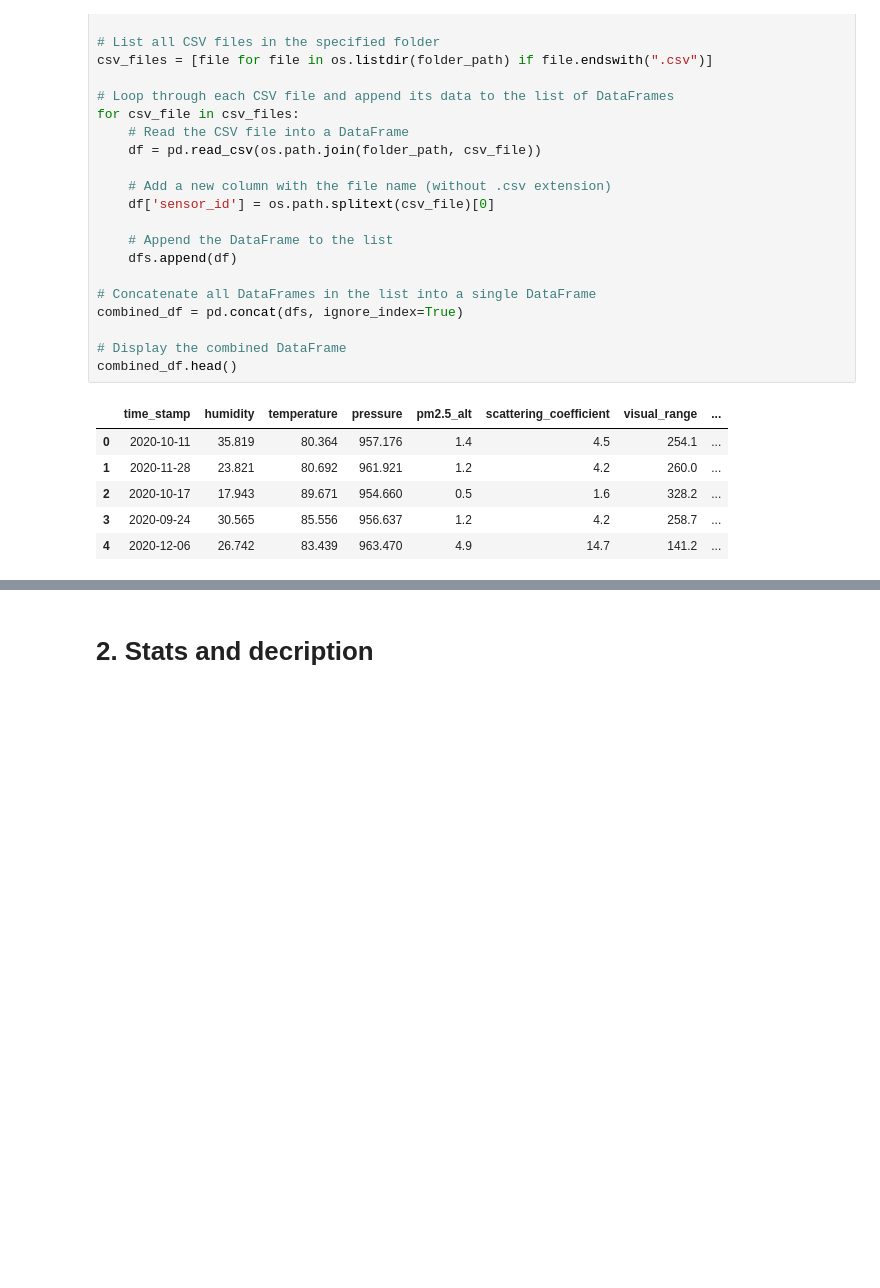
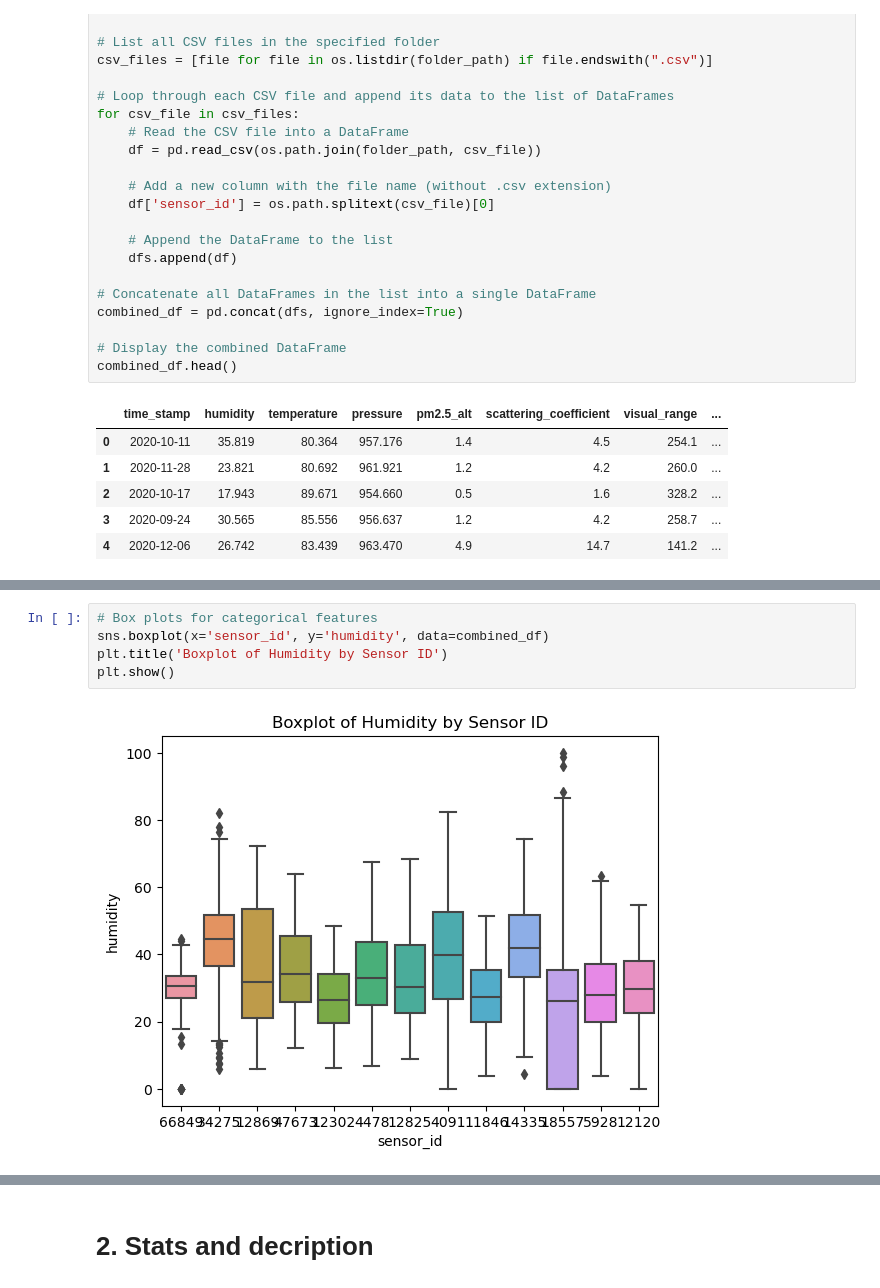
Before and after one commit to yejoon99/CDL-Project, a Jupyter notebook: Sensor_EDA-v2.ipynb, the cells around one changed output, grey strips where cells are left out. Cells and saved outputs as stored; diff of their text form; blank space fills up the shorter version.

```diff
--- a/Sensor_EDA.ipynb
+++ b/Sensor_EDA-v2.ipynb
@@ -42,0 +93,7 @@ combined_df.head()
+# %%
+# Box plots for categorical features
+sns.boxplot(x='sensor_id', y='humidity', data=combined_df)
+plt.title('Boxplot of Humidity by Sensor ID')
+plt.show()
+# %% [output]
+[figure, added]
```
Also changed, not shown: parts of 10 cells of this notebook.
